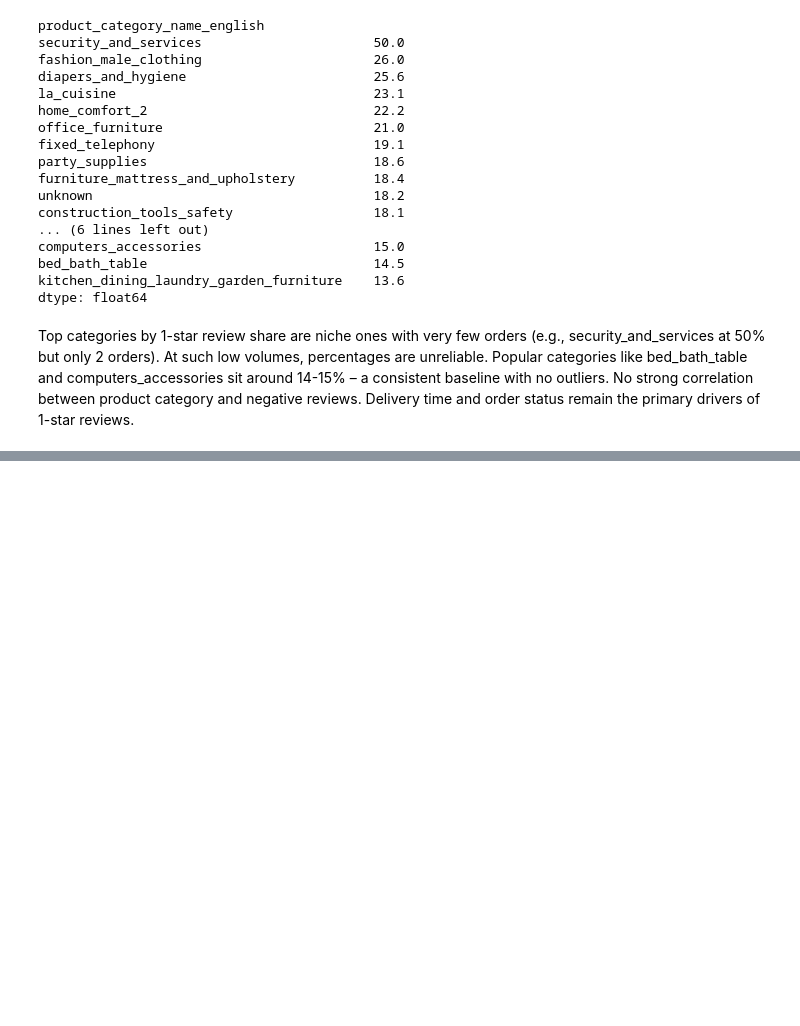
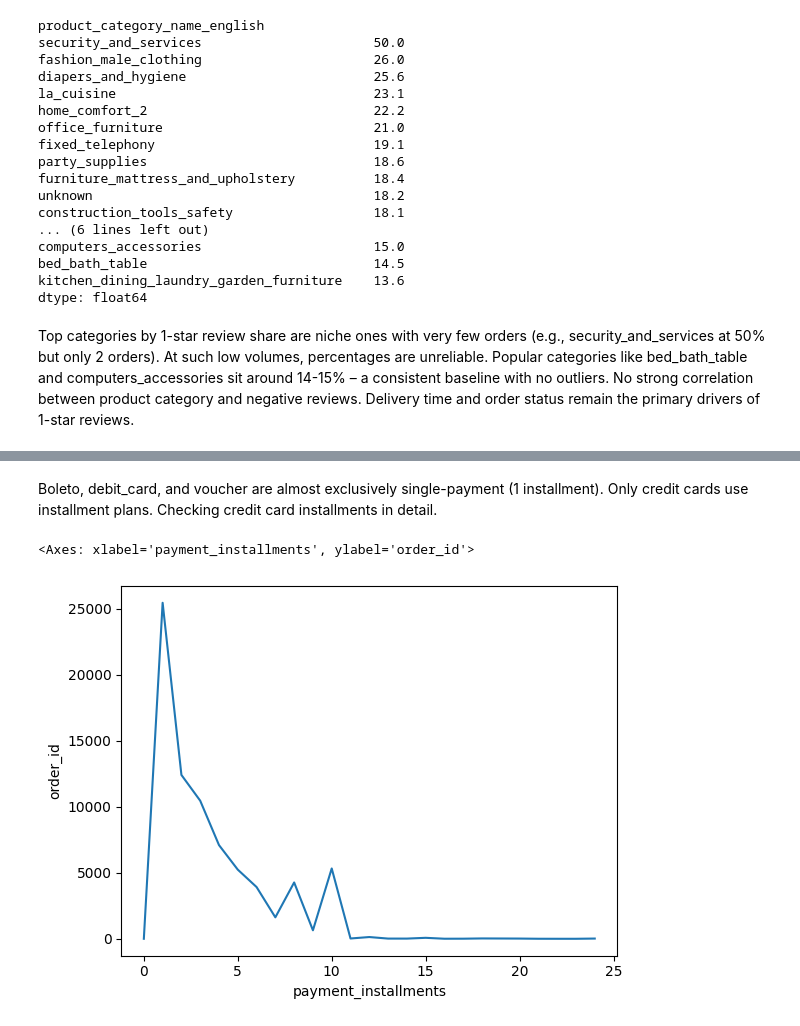
Before and after one commit to norriddx/ecommerce-orders-analysis, a Jupyter notebook: notebooks/eda.ipynb, the cells around one changed output, grey strips where cells are left out. Drawn from its saved outputs; the diff is of its cells as text; code cells hidden in the pictures; blank space fills up the shorter version.

Commit message:
finish section 9: payment analysis

```diff
--- a/notebooks/eda.ipynb
+++ b/notebooks/eda.ipynb
@@ -857,0 +899,9 @@ Top categories by 1-star review share are niche ones with very few orders (e.g.,
+# %% [markdown]
+Boleto, debit_card, and voucher are almost exclusively single-payment (1 installment). Only credit cards use installment plans. Checking credit card installments in detail.
+# %%
+credit_card = payments[payments['payment_type'] == 'credit_card'].groupby('payment_installments')['order_id'].count()
+
+sns.lineplot(data=credit_card)
+# %% [output]
+<Axes: xlabel='payment_installments', ylabel='order_id'>
+[figure, added]
```
Also changed, not shown: parts of 15 cells of this notebook.
